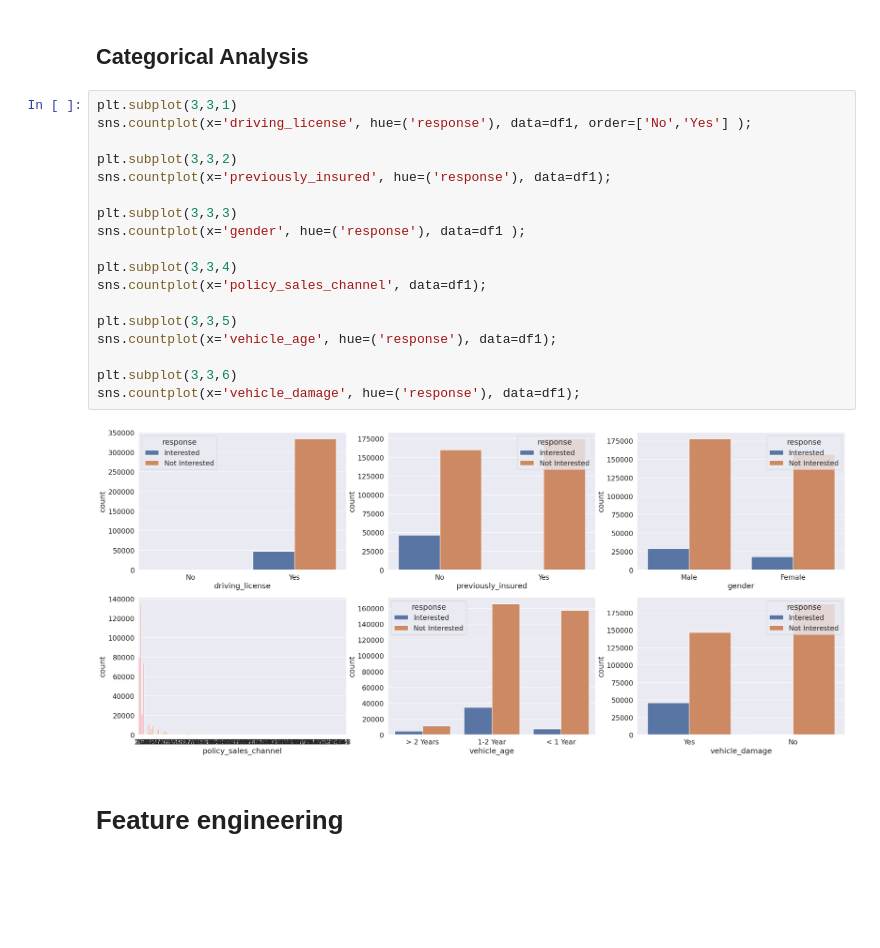
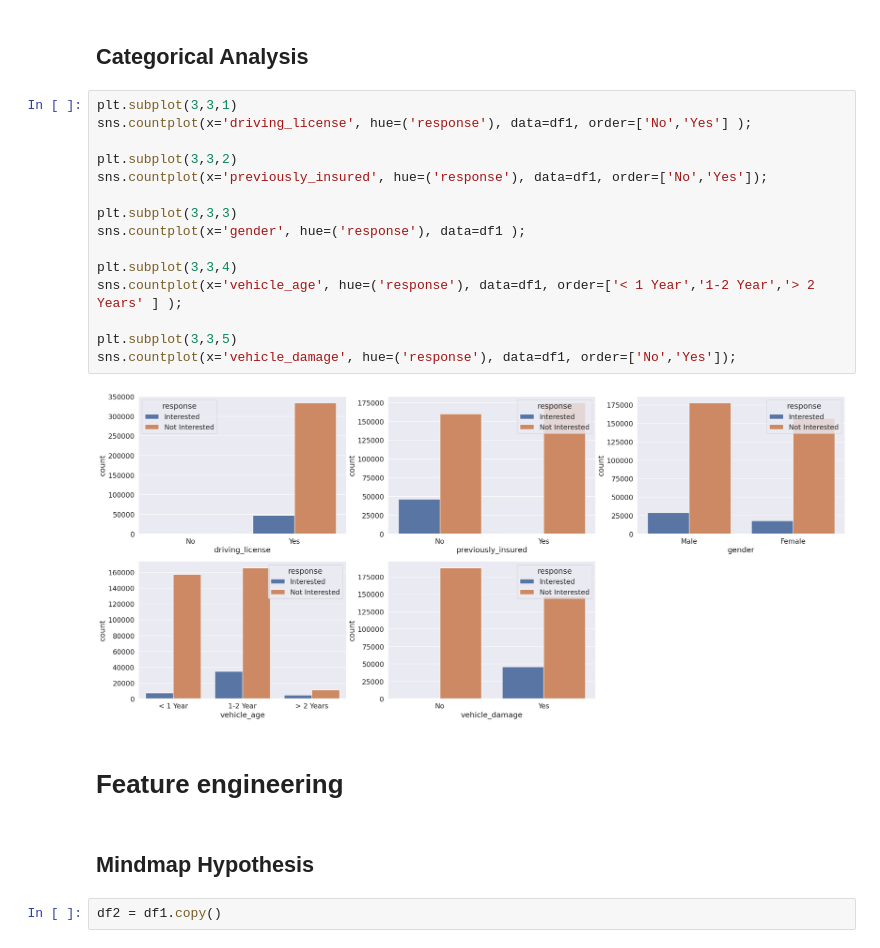
Before and after one commit to danillobarroscordeiro/insurance_cross-sell, a Jupyter notebook: notebooks/insurance_all_cross-sell.ipynb, the cells around one changed output. Saved outputs shown, nothing was run; the diff lists cells and outputs as text; blank space fills up the shorter version.

Commit message:
make feature engineering and mindmap hypothesis

```diff
--- a/notebooks/insurance_all_cross-sell.ipynb
+++ b/notebooks/insurance_all_cross-sell.ipynb
@@ -135,22 +135,23 @@ df1.describe(include=['float64','int64'] )
 # %%
 plt.subplot(3,3,1)
 sns.countplot(x='driving_license', hue=('response'), data=df1, order=['No','Yes'] );
 
 plt.subplot(3,3,2)
-sns.countplot(x='previously_insured', hue=('response'), data=df1);
+sns.countplot(x='previously_insured', hue=('response'), data=df1, order=['No','Yes']);
 
 plt.subplot(3,3,3)
 sns.countplot(x='gender', hue=('response'), data=df1 );
 
 plt.subplot(3,3,4)
-sns.countplot(x='policy_sales_channel', data=df1);
+sns.countplot(x='vehicle_age', hue=('response'), data=df1, order=['< 1 Year','1-2 Year','> 2 Years' ] );
 
 plt.subplot(3,3,5)
-sns.countplot(x='vehicle_age', hue=('response'), data=df1);
-
-plt.subplot(3,3,6)
-sns.countplot(x='vehicle_damage', hue=('response'), data=df1);
+sns.countplot(x='vehicle_damage', hue=('response'), data=df1, order=['No','Yes']);
 # %% [output]
-[figure, old version]
+[figure, new version]
 # %% [markdown]
 # Feature engineering
+# %% [markdown]
+## Mindmap Hypothesis
+# %%
+df2 = df1.copy()
```
Also changed, not shown: parts of 2 cells of this notebook, 1 other file.
